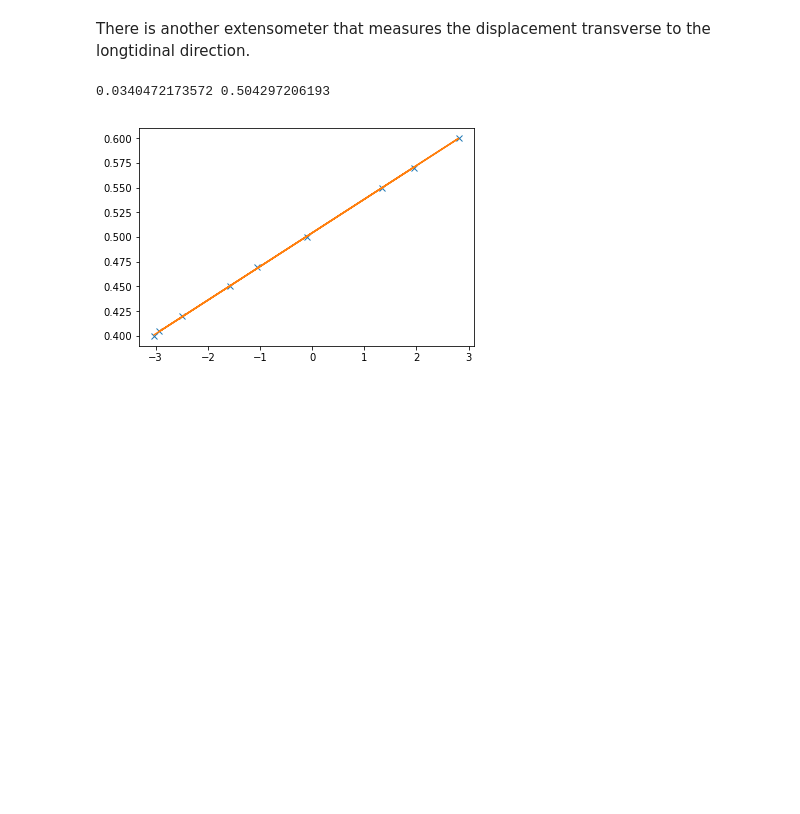
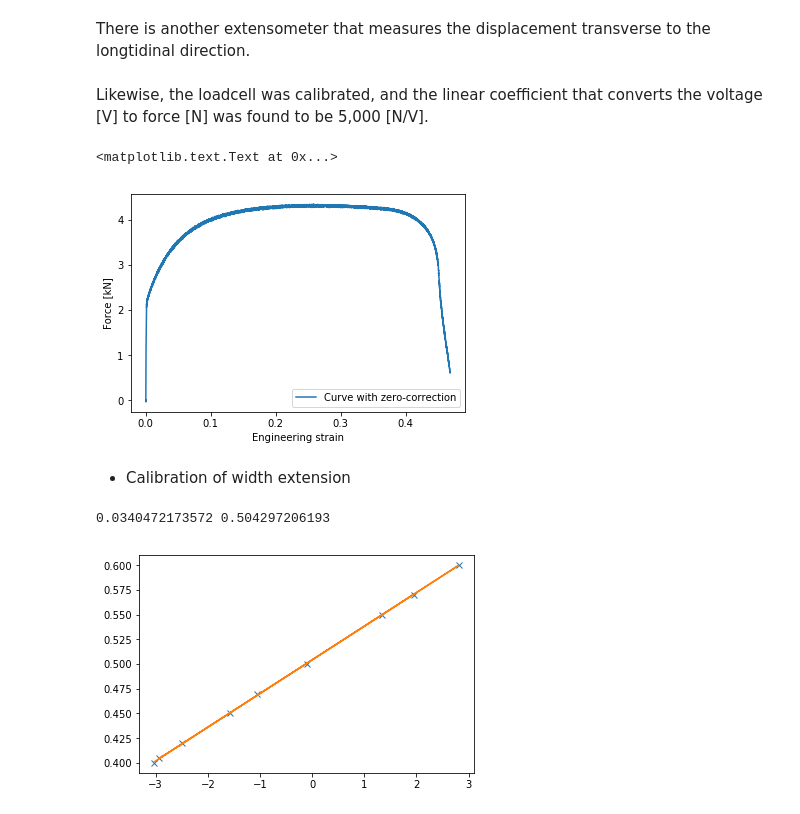
Before and after one commit to OVGULIU/plasticity_lecture, a Jupyter notebook: ipynb/02_Uniaxial_tension_test_data_analysis.ipynb, the cells around one changed output. Drawn from its saved outputs; the diff is of its cells as text; code cells hidden in the pictures; blank space fills up the shorter version.

```diff
--- a/ipynb/02_Uniaxial_tension_test_data_analysis.ipynb
+++ b/ipynb/02_Uniaxial_tension_test_data_analysis.ipynb
@@ -301,0 +292,15 @@ a=a.T
+# %% [markdown]
+Likewise, the loadcell was calibrated, and the linear coefficient that converts the voltage [V] to force [N] was found to be 5,000 [N/V].
+# %%
+l0=50.
+engi_strain=x_shifted/(l0*0.03970)
+
+plot(engi_strain,data[1,:]*5000./1000.,'-',label="Curve with zero-correction")
+legend()
+xlabel('Engineering strain')
+ylabel('Force [kN]')
+# %% [output]
+<matplotlib.text.Text at 0x...>
+[figure, added]
+# %% [markdown]
+- Calibration of width extension
```
Also changed, not shown: parts of 48 cells of this notebook, 4 other files.
